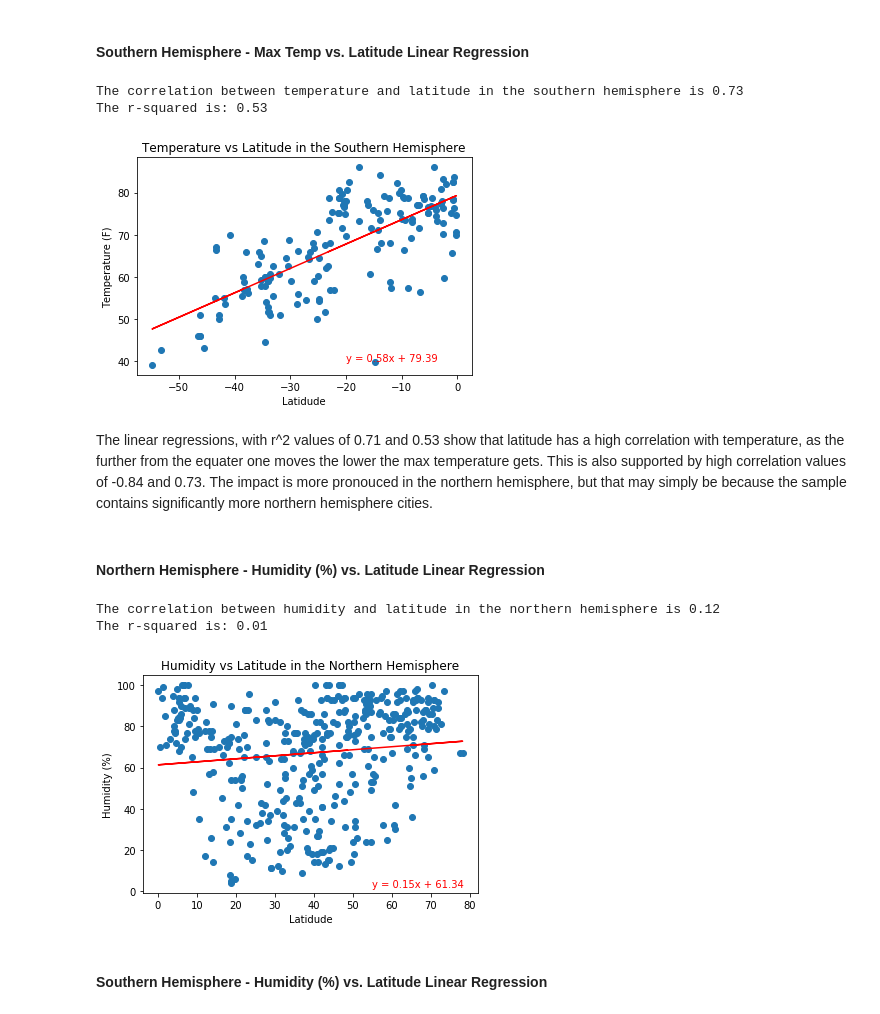
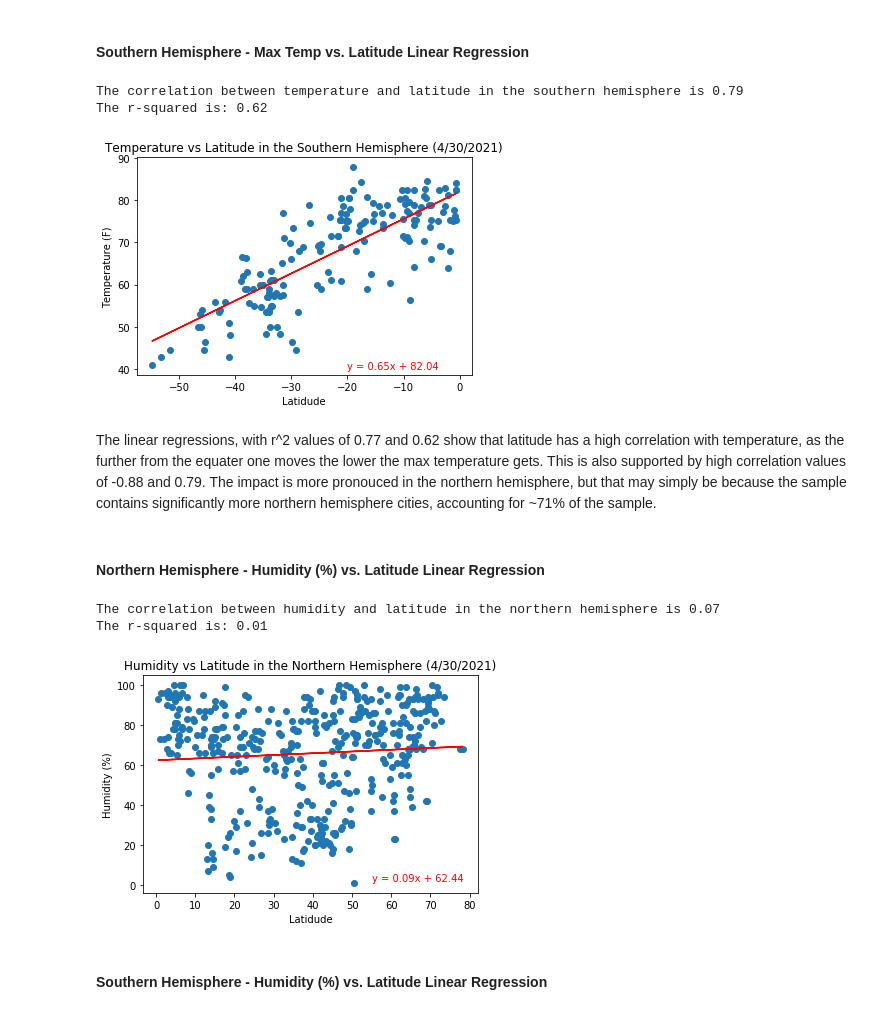
Before and after one commit to DataNinjaPrincess/python-api-challenge, a Jupyter notebook: WeatherPy.ipynb, the cells around one changed output. Drawn from its saved outputs; the diff is of its cells as text; code cells hidden in the pictures.

```diff
--- a/WeatherPy.ipynb
+++ b/WeatherPy.ipynb
@@ -261,37 +301,45 @@ The r-squared is: 0.71
 # %% [markdown]
 ####  Southern Hemisphere - Max Temp vs. Latitude Linear Regression
 # %%
+# Calculate the correlation value because why not
 correlation = st.pearsonr(BottomHalf["Lat"],BottomHalf["Temp"])
 print(f"The correlation between temperature and latitude in the southern hemisphere is {round(correlation[0],2)}")
 
+# Plot
 x_values = BottomHalf["Lat"]
 y_values = BottomHalf["Temp"]
 (slope, intercept, rvalue, pvalue, stderr) = linregress(x_values, y_values)
 regress_values = x_values * slope + intercept
 line_eq = "y = " + str(round(slope,2)) + "x + " + str(round(intercept,2))
 plt.scatter(x_values,y_values)
 plt.plot(x_values,regress_values,"r-")
+
+# Label
 plt.xlabel('Latidude')
 plt.ylabel('Temperature (F)')
-plt.title ("Temperature vs Latitude in the Southern Hemisphere")
+plt.title ("Temperature vs Latitude in the Southern Hemisphere (4/30/2021)")
 print(f"The r-squared is: {round(rvalue**2,2)}")
 plt.annotate(line_eq,(-20,40),fontsize=10,color="red")
 
+# Print
 plt.savefig("Output/SouthHemTempVsLat.png")
 
+#Display
 plt.show()
 # %% [output]
-The correlation between temperature and latitude in the southern hemisphere is 0.73
-The r-squared is: 0.53
+The correlation between temperature and latitude in the southern hemisphere is 0.79
+The r-squared is: 0.62
-[figure, old version]
+[figure, new version]
 # %% [markdown]
-The linear regressions, with r^2 values of 0.71 and 0.53 show that latitude has a high correlation with temperature, as the further from the equater one moves the lower the max temperature gets.  This is also supported by high correlation values of -0.84 and 0.73.  The impact is more pronouced in the northern hemisphere, but that may simply be because the sample contains significantly more northern hemisphere cities.
+The linear regressions, with r^2 values of 0.77 and 0.62 show that latitude has a high correlation with temperature, as the further from the equater one moves the lower the max temperature gets.  This is also supported by high correlation values of -0.88 and 0.79.  The impact is more pronouced in the northern hemisphere, but that may simply be because the sample contains significantly more northern hemisphere cities, accounting for ~71% of the sample.
 # %% [markdown]
 ####  Northern Hemisphere - Humidity (%) vs. Latitude Linear Regression
 # %%
+# Calculate the correlation value because why not
 correlation = st.pearsonr(TopHalf["Lat"],TopHalf["HUM"])
 print(f"The correlation between humidity and latitude in the northern hemisphere is {round(correlation[0],2)}")
 
+# Plot
 x_values = TopHalf["Lat"]
 y_values = TopHalf["HUM"]
 (slope, intercept, rvalue, pvalue, stderr) = linregress(x_values, y_values)
@@ -299,19 +347,23 @@ regress_values = x_values * slope + intercept
 line_eq = "y = " + str(round(slope,2)) + "x + " + str(round(intercept,2))
 plt.scatter(x_values,y_values)
 plt.plot(x_values,regress_values,"r-")
+
+# Label
 plt.xlabel('Latidude')
 plt.ylabel('Humidity (%)')
-plt.title ("Humidity vs Latitude in the Northern Hemisphere")
+plt.title ("Humidity vs Latitude in the Northern Hemisphere (4/30/2021)")
 print(f"The r-squared is: {round(rvalue**2,2)}")
 plt.annotate(line_eq,(55,2),fontsize=10,color="red")
 
+# Print
 plt.savefig("Output/NorthHemHumidVsLat.png")
 
+#Display
 plt.show()
 # %% [output]
-The correlation between humidity and latitude in the northern hemisphere is 0.12
+The correlation between humidity and latitude in the northern hemisphere is 0.07
 The r-squared is: 0.01
-[figure, old version]
+[figure, new version]
 # %% [markdown]
 ####  Southern Hemisphere - Humidity (%) vs. Latitude Linear Regression
 # %%
```
Also changed, not shown: parts of 21 cells of this notebook, 18 other files.
